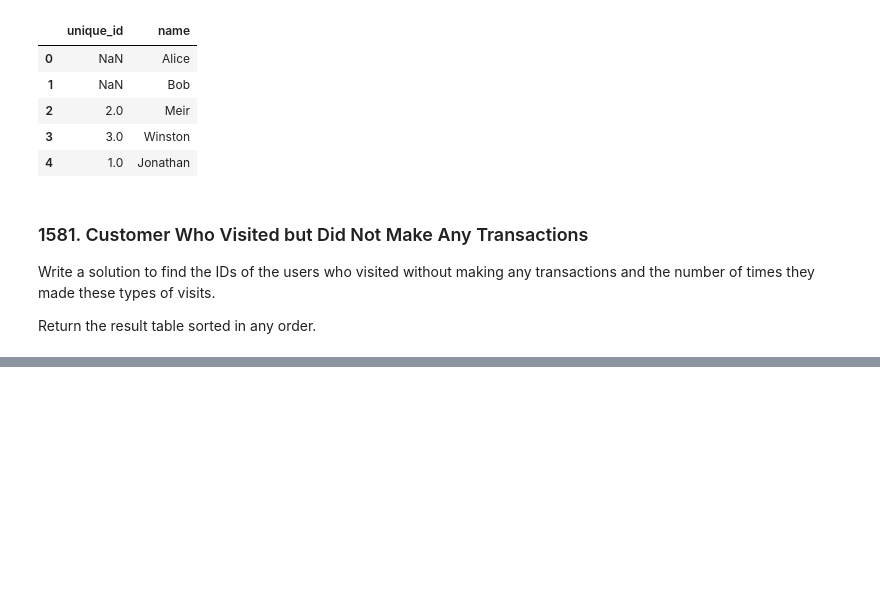
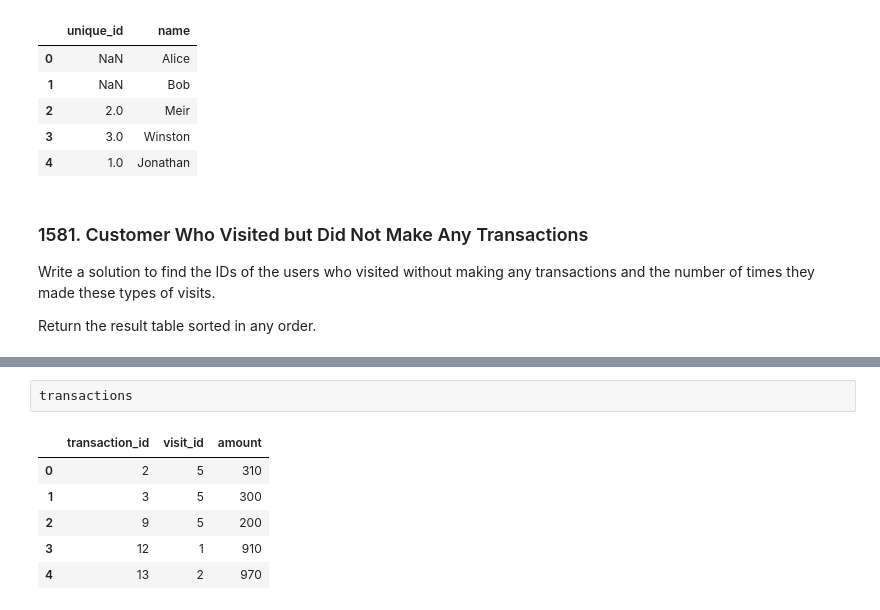
Before and after one commit to drwslv/LeetCode-Pandas, a Jupyter notebook: sql_50_pandas.ipynb, the cells around one changed output, grey strips where cells are left out. Cells and saved outputs as stored; diff of their text form; blank space fills up the shorter version.

```diff
--- a/sql_50_pandas.ipynb
+++ b/sql_50_pandas.ipynb
@@ -392,0 +429,9 @@ Return the result table sorted in any order.
+# %%
+transactions
+# %% [output]
+|  | transaction_id | visit_id | amount |
+| 0 | 2 | 5 | 310 |
+| 1 | 3 | 5 | 300 |
+| 2 | 9 | 5 | 200 |
+| 3 | 12 | 1 | 910 |
+| 4 | 13 | 2 | 970 |
```
Also changed, not shown: parts of 4 cells of this notebook, 1 other file.
